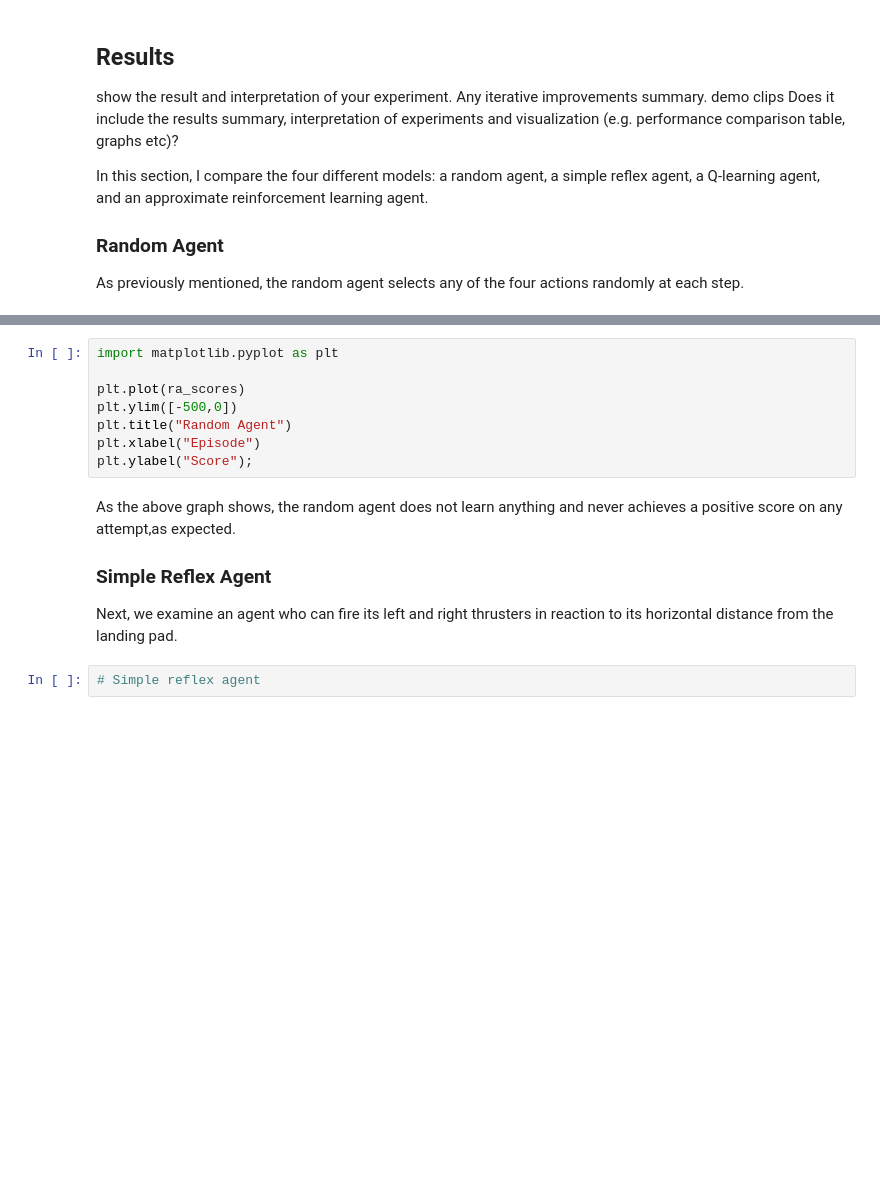
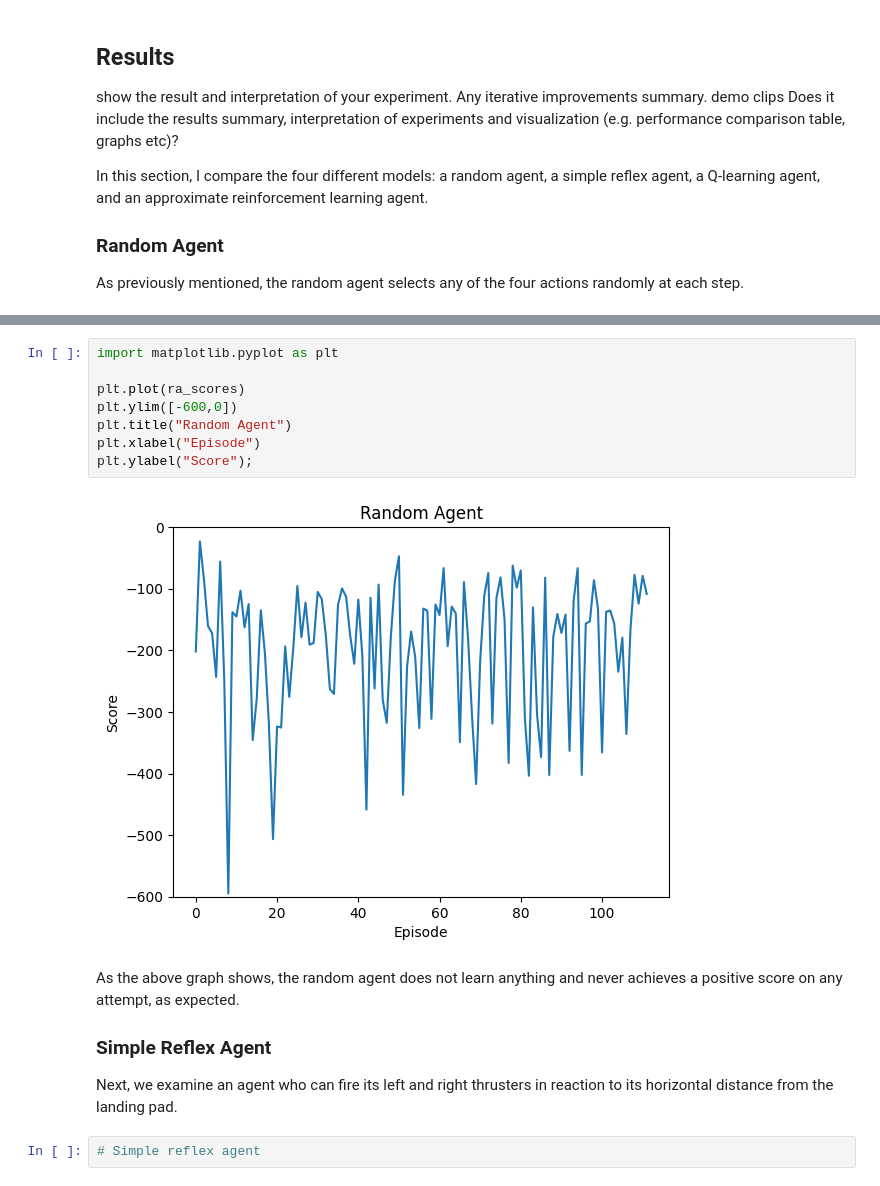
Before and after one commit to jaki9292/rl-project, a Jupyter notebook: project.ipynb, the cells around one changed output, grey strips where cells are left out. Saved outputs shown, nothing was run; the diff lists cells and outputs as text; blank space fills up the shorter version.

```diff
--- a/project.ipynb
+++ b/project.ipynb
@@ -197,13 +198,15 @@ len(cubes)
 # %%
 import matplotlib.pyplot as plt
 
 plt.plot(ra_scores)
-plt.ylim([-500,0])
+plt.ylim([-600,0])
 plt.title("Random Agent")
 plt.xlabel("Episode")
 plt.ylabel("Score");
+# %% [output]
+[figure, added]
 # %% [markdown]
-As the above graph shows, the random agent does not learn anything and never achieves a positive score on any attempt,as expected.
+As the above graph shows, the random agent does not learn anything and never achieves a positive score on any attempt, as expected.
 
 ### Simple Reflex Agent ###
 
```
Also changed, not shown: parts of 3 cells of this notebook.
